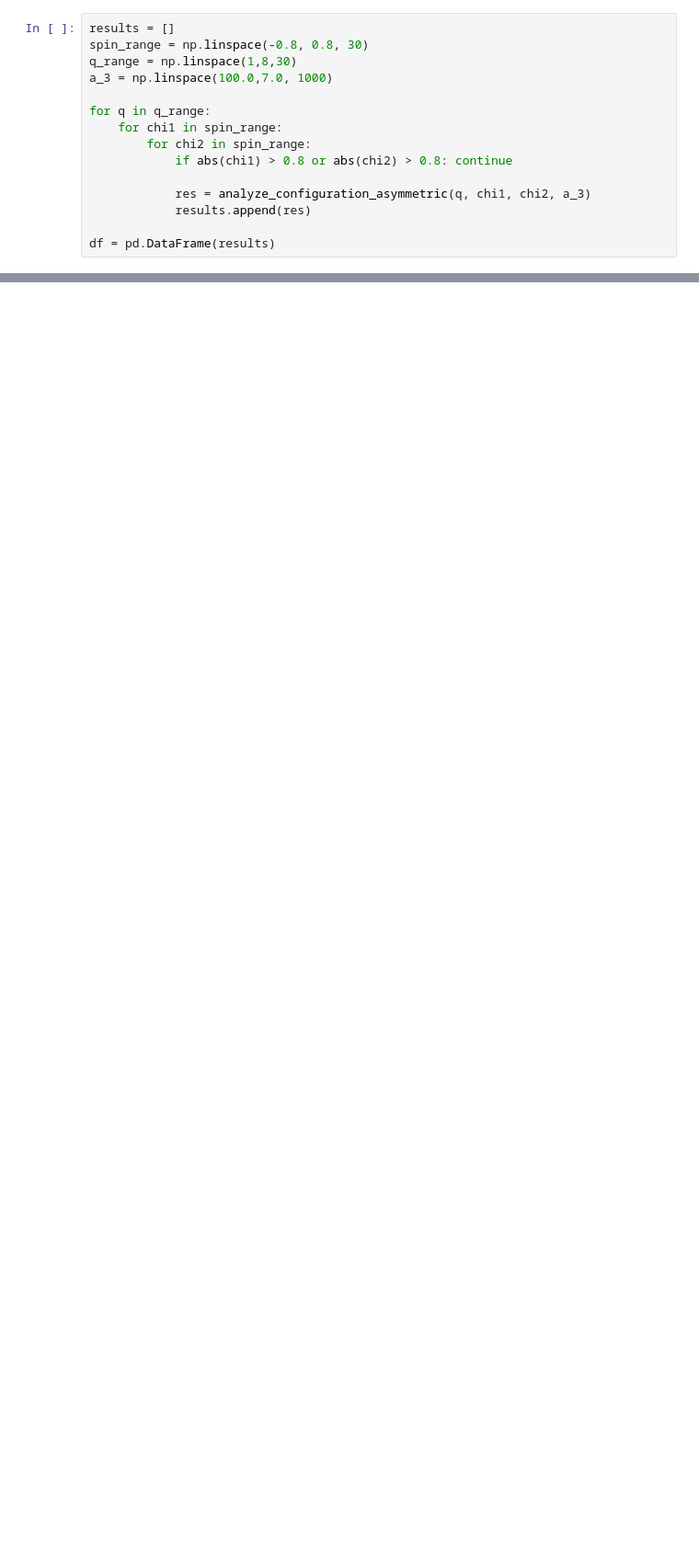
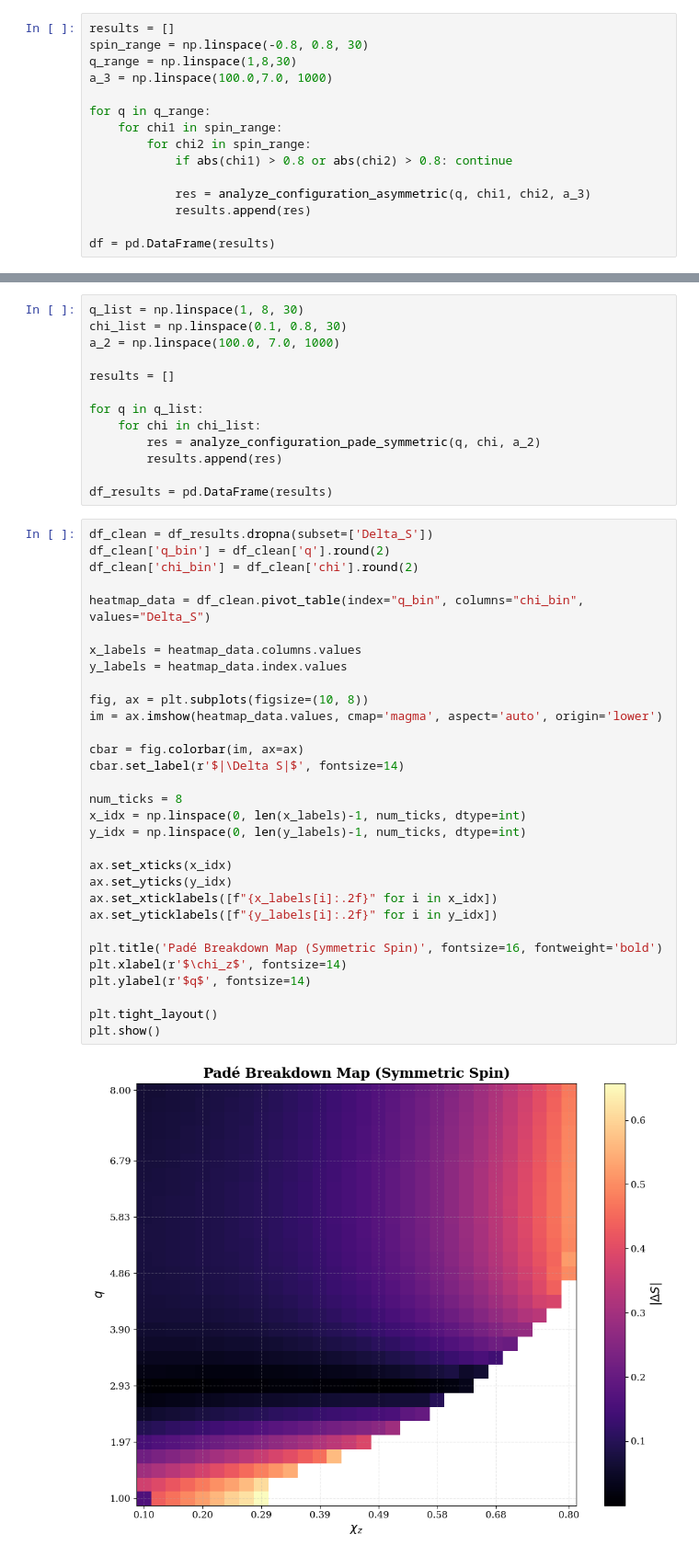
Before and after one commit to giacomobrugali/Entropy-conjecture, a Jupyter notebook: Entropy-conjecture/Newtonian_analysis/Aligned_spin.ipynb, the cells around one changed output, grey strips where cells are left out. Shown at 92% size. Cells and saved outputs as stored; diff of their text form; blank space fills up the shorter version.

```diff
--- a/Entropy-conjecture/Newtonian_analysis/Aligned_spin.ipynb
+++ b/Entropy-conjecture/Newtonian_analysis/Aligned_spin.ipynb
@@ -506,0 +572,46 @@ plt.show()
+# %%
+q_list = np.linspace(1, 8, 30)
+chi_list = np.linspace(0.1, 0.8, 30)
+a_2 = np.linspace(100.0, 7.0, 1000)
+
+results = []
+
+for q in q_list:
+    for chi in chi_list:
+        res = analyze_configuration_pade_symmetric(q, chi, a_2)
+        results.append(res)
+
+df_results = pd.DataFrame(results)
+# %%
+df_clean = df_results.dropna(subset=['Delta_S'])
+df_clean['q_bin'] = df_clean['q'].round(2)
+df_clean['chi_bin'] = df_clean['chi'].round(2)
+
+heatmap_data = df_clean.pivot_table(index="q_bin", columns="chi_bin", values="Delta_S")
+
+x_labels = heatmap_data.columns.values
+y_labels = heatmap_data.index.values
+
+fig, ax = plt.subplots(figsize=(10, 8))
+im = ax.imshow(heatmap_data.values, cmap='magma', aspect='auto', origin='lower')
+
+cbar = fig.colorbar(im, ax=ax)
+cbar.set_label(r'$|\Delta S|$', fontsize=14)
+
+num_ticks = 8
+x_idx = np.linspace(0, len(x_labels)-1, num_ticks, dtype=int)
+y_idx = np.linspace(0, len(y_labels)-1, num_ticks, dtype=int)
+
+ax.set_xticks(x_idx)
+ax.set_yticks(y_idx)
+ax.set_xticklabels([f"{x_labels[i]:.2f}" for i in x_idx])
+ax.set_yticklabels([f"{y_labels[i]:.2f}" for i in y_idx])
+
+plt.title('Padé Breakdown Map (Symmetric Spin)', fontsize=16, fontweight='bold')
+plt.xlabel(r'$\chi_z$', fontsize=14)
+plt.ylabel(r'$q$', fontsize=14)
+
+plt.tight_layout()
+plt.show()
+# %% [output]
+[figure, added]
```
Also changed, not shown: parts of 18 cells of this notebook, 2 other files.
